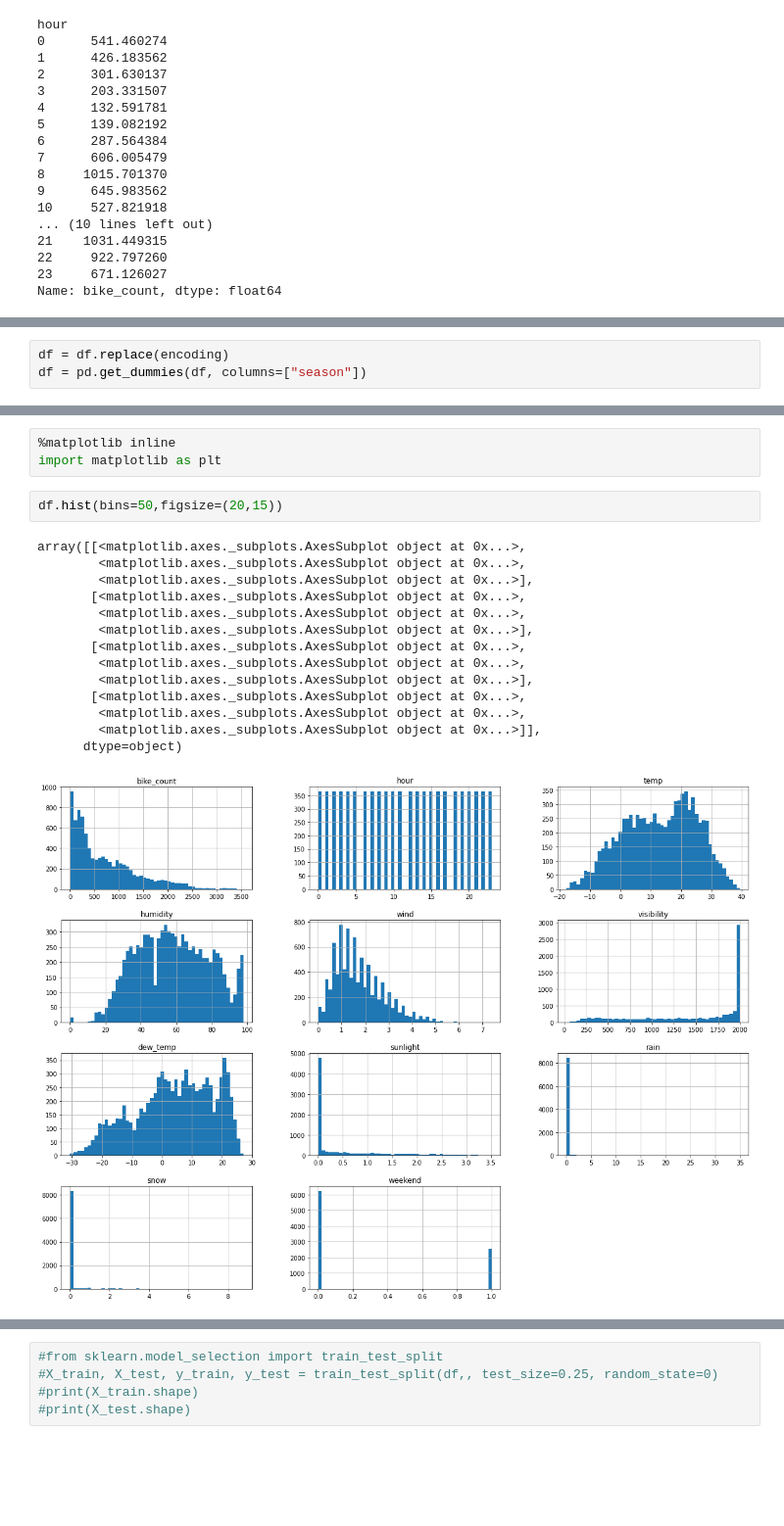
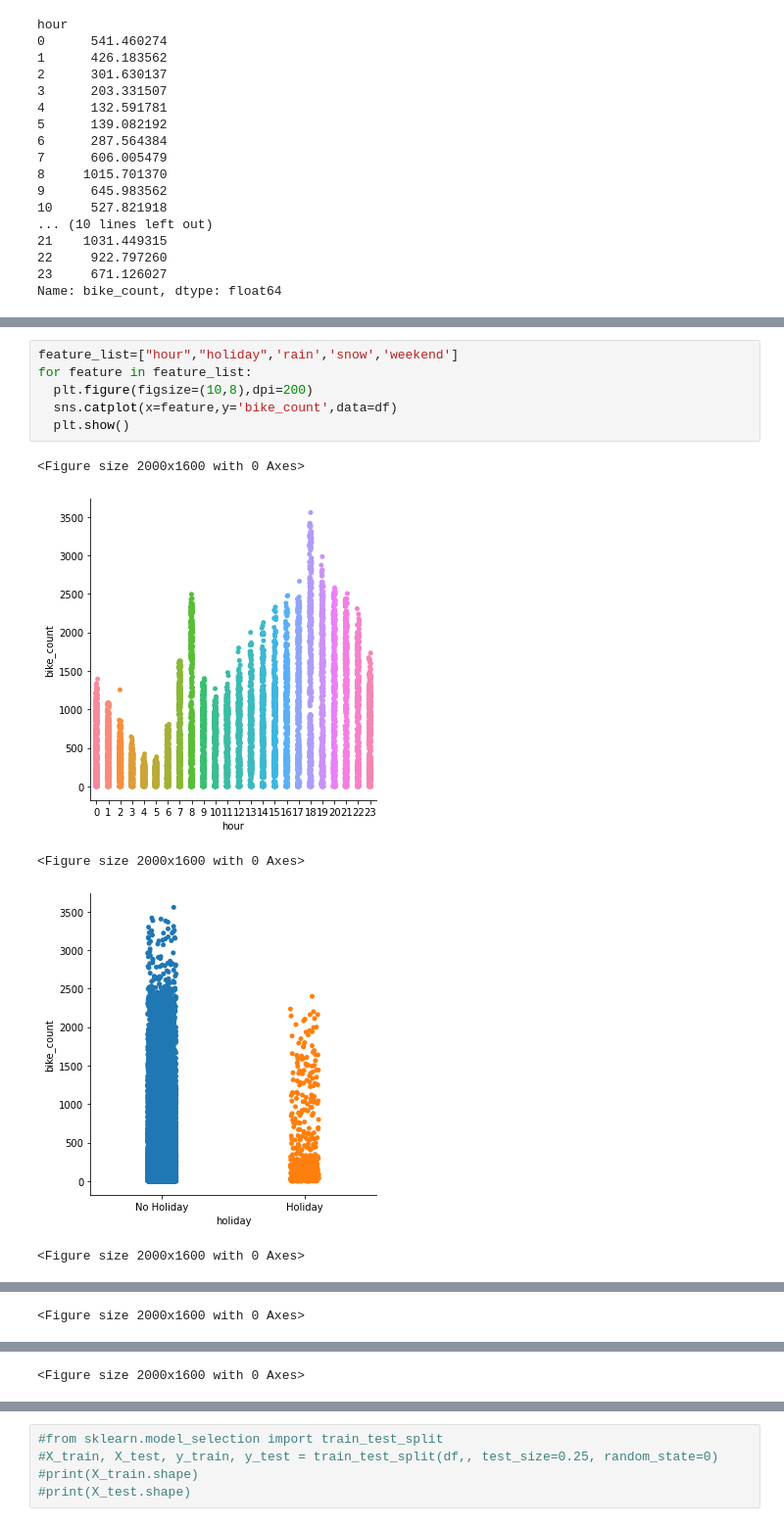
Before and after one commit to gkunal8019/Bike-Sharing-Demand-Prediction, a Jupyter notebook: Bike_Sharing_Demand_Prediction_Capstone_Project.ipynb, the cells around one changed output, grey strips where cells are left out. Shown at 98% size. Cells and saved outputs as stored; diff of their text form; blank space fills up the shorter version.

```diff
--- a/Bike_Sharing_Demand_Prediction_Capstone_Project.ipynb
+++ b/Bike_Sharing_Demand_Prediction_Capstone_Project.ipynb
@@ -331,3 +348,0 @@ encoding = {'holiday':{'Holiday':1,'No Holiday':0},
-# %%
-df = df.replace(encoding)
-df = pd.get_dummies(df, columns=["season"])
@@ -385,20 +416,12 @@ for col in numeric_features[:]:
-# %%
-%matplotlib inline
-import matplotlib as plt
-# %%
-df.hist(bins=50,figsize=(20,15))
-# %% [output]
-array([[<matplotlib.axes._subplots.AxesSubplot object at 0x...>,
-        <matplotlib.axes._subplots.AxesSubplot object at 0x...>,
-        <matplotlib.axes._subplots.AxesSubplot object at 0x...>],
-       [<matplotlib.axes._subplots.AxesSubplot object at 0x...>,
-        <matplotlib.axes._subplots.AxesSubplot object at 0x...>,
-        <matplotlib.axes._subplots.AxesSubplot object at 0x...>],
-       [<matplotlib.axes._subplots.AxesSubplot object at 0x...>,
-        <matplotlib.axes._subplots.AxesSubplot object at 0x...>,
-        <matplotlib.axes._subplots.AxesSubplot object at 0x...>],
-       [<matplotlib.axes._subplots.AxesSubplot object at 0x...>,
-        <matplotlib.axes._subplots.AxesSubplot object at 0x...>,
-        <matplotlib.axes._subplots.AxesSubplot object at 0x...>]],
-      dtype=object)
-[figure, removed]
+# %%
+feature_list=["hour","holiday",'rain','snow','weekend']
+for feature in feature_list:
+  plt.figure(figsize=(10,8),dpi=200)
+  sns.catplot(x=feature,y='bike_count',data=df)
+  plt.show()
+# %% [output]
+<Figure size 2000x1600 with 0 Axes>
+[figure, added]
+<Figure size 2000x1600 with 0 Axes>
+[figure, added]
+<Figure size 2000x1600 with 0 Axes>
@@ -404,0 +429 @@ array([[<matplotlib.axes._subplots.AxesSubplot object at 0x...>,
+<Figure size 2000x1600 with 0 Axes>
@@ -404,0 +431 @@ array([[<matplotlib.axes._subplots.AxesSubplot object at 0x...>,
+<Figure size 2000x1600 with 0 Axes>
```
Also changed, not shown: parts of 36 cells of this notebook.
